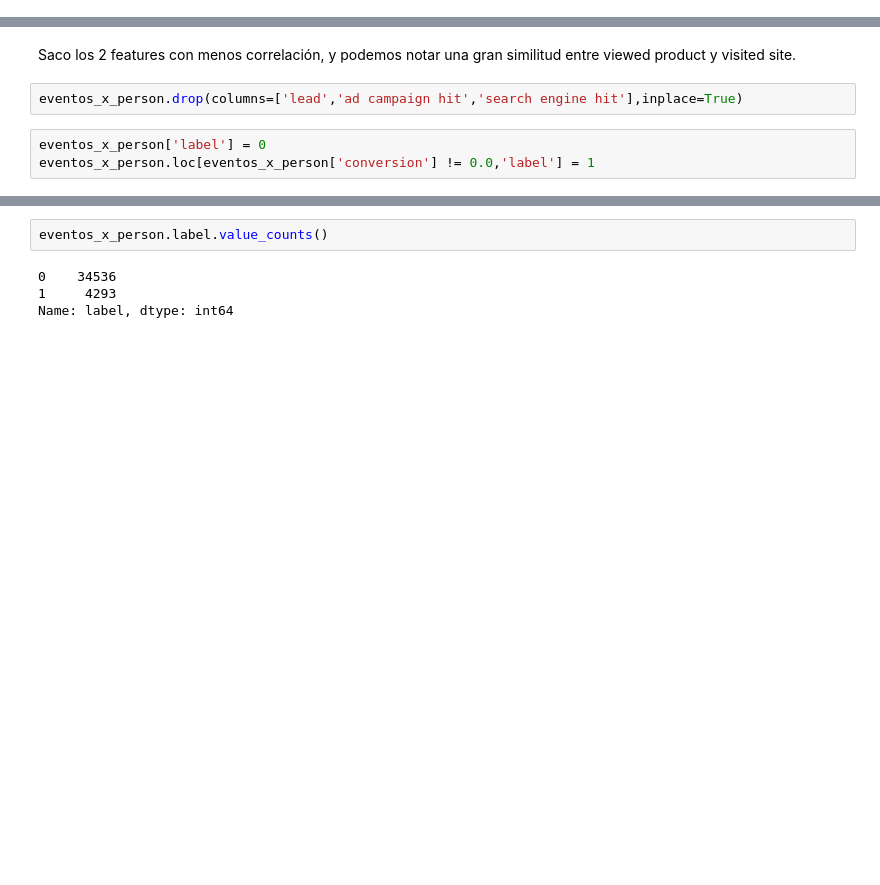
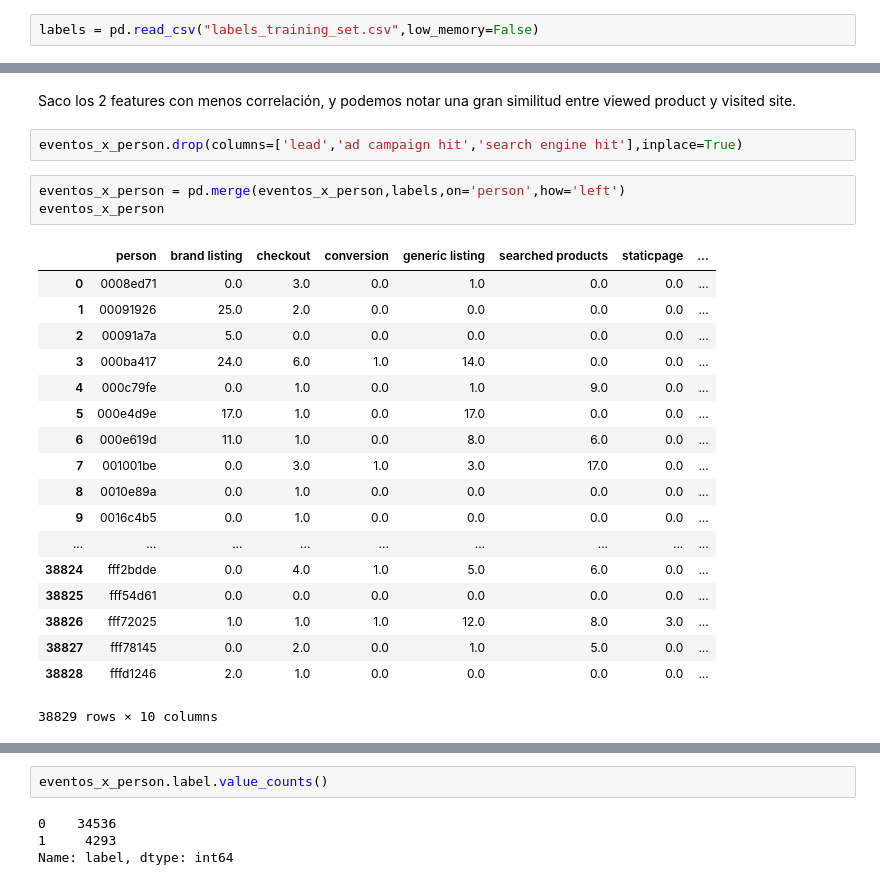
Before and after one commit to FrancoChoque/TP2Datos, a Jupyter notebook: Garabatos.ipynb, the cells around one changed output, grey strips where cells are left out. Saved outputs shown, nothing was run; the diff lists cells and outputs as text; blank space fills up the shorter version.

```diff
--- a/Garabatos.ipynb
+++ b/Garabatos.ipynb
@@ -12,3 +12,5 @@ from sklearn.metrics import accuracy_score
 from sklearn.metrics import roc_auc_score
 # %%
 datos = pd.read_csv("events_up_to_01062018.csv",low_memory=False)
+# %%
+labels = pd.read_csv("labels_training_set.csv",low_memory=False)
@@ -152,6 +160,25 @@ sns.heatmap(corrmat, ax=ax, cmap="YlGnBu", linewidths=0.1)
 Saco los 2 features con menos correlación, y podemos notar una gran similitud entre viewed product y visited site.
 # %%
 eventos_x_person.drop(columns=['lead','ad campaign hit','search engine hit'],inplace=True)
-# %%
-eventos_x_person['label'] = 0
-eventos_x_person.loc[eventos_x_person['conversion'] != 0.0,'label'] = 1
+# %%
+eventos_x_person = pd.merge(eventos_x_person,labels,on='person',how='left')
+eventos_x_person
+# %% [output]
+|  | person | brand listing | checkout | conversion | generic listing | searched products | staticpage | ... |
+| 0 | 0008ed71 | 0.0 | 3.0 | 0.0 | 1.0 | 0.0 | 0.0 | ... |
+| 1 | 00091926 | 25.0 | 2.0 | 0.0 | 0.0 | 0.0 | 0.0 | ... |
+| 2 | 00091a7a | 5.0 | 0.0 | 0.0 | 0.0 | 0.0 | 0.0 | ... |
+| 3 | 000ba417 | 24.0 | 6.0 | 1.0 | 14.0 | 0.0 | 0.0 | ... |
+| 4 | 000c79fe | 0.0 | 1.0 | 0.0 | 1.0 | 9.0 | 0.0 | ... |
+| 5 | 000e4d9e | 17.0 | 1.0 | 0.0 | 17.0 | 0.0 | 0.0 | ... |
+| 6 | 000e619d | 11.0 | 1.0 | 0.0 | 8.0 | 6.0 | 0.0 | ... |
+| 7 | 001001be | 0.0 | 3.0 | 1.0 | 3.0 | 17.0 | 0.0 | ... |
+| 8 | 0010e89a | 0.0 | 1.0 | 0.0 | 0.0 | 0.0 | 0.0 | ... |
+| 9 | 0016c4b5 | 0.0 | 1.0 | 0.0 | 0.0 | 0.0 | 0.0 | ... |
+| ... | ... | ... | ... | ... | ... | ... | ... | ... |
+| 38824 | fff2bdde | 0.0 | 4.0 | 1.0 | 5.0 | 6.0 | 0.0 | ... |
+| 38825 | fff54d61 | 0.0 | 0.0 | 0.0 | 0.0 | 0.0 | 0.0 | ... |
+| 38826 | fff72025 | 1.0 | 1.0 | 1.0 | 12.0 | 8.0 | 3.0 | ... |
+| 38827 | fff78145 | 0.0 | 2.0 | 0.0 | 1.0 | 5.0 | 0.0 | ... |
+| 38828 | fffd1246 | 2.0 | 1.0 | 0.0 | 0.0 | 0.0 | 0.0 | ... |
+38829 rows × 10 columns
```
Also changed, not shown: parts of 14 cells of this notebook, 2 other files.
